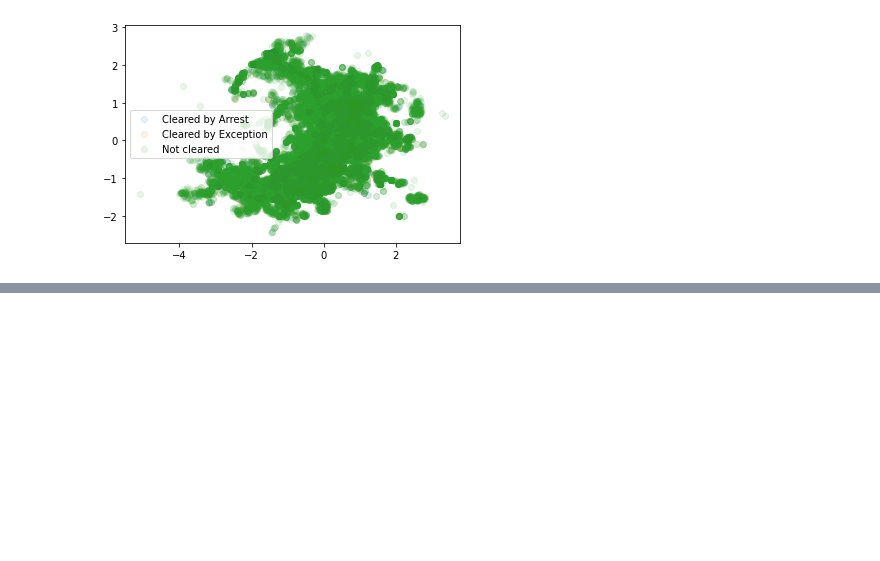
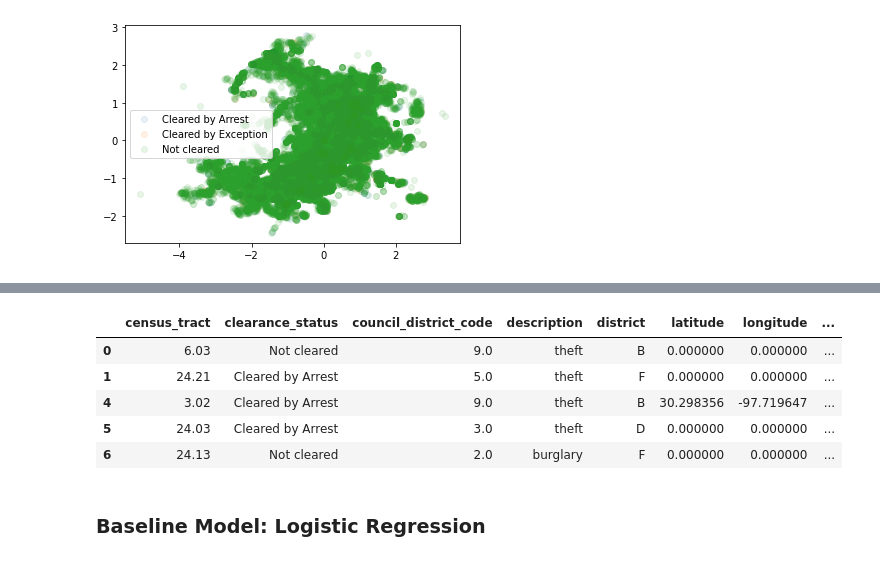
Before and after one commit to COGS118A/Group042-Sp22, a Jupyter notebook: Checkpoint_group042.ipynb, the cells around one changed output, grey strips where cells are left out. Drawn from its saved outputs; the diff is of its cells as text; code cells hidden in the pictures; blank space fills up the shorter version.

```diff
--- a/Checkpoint_group042.ipynb
+++ b/Checkpoint_group042.ipynb
@@ -460,0 +476,3 @@ plt.legend()
+# %%
+# transform date columns to datatime object
+df = df.assign(clearance_date = pd.to_datetime(df.clearance_date), timestamp = pd.to_datetime(df.timestamp))
@@ -460,0 +506,30 @@ plt.legend()
+# %%
+df = df.drop(['address',
+              'location',
+              'location_description',
+              'clearance_date',
+              'timestamp',
+              'x_coordinate',
+              'y_coordinate',
+              'unique_key',
+              'zipcode'], axis = 1)
+
+# replace null values with 0
+df['latitude'] = df['latitude'].fillna(0)
+df['longitude'] = df['longitude'].fillna(0)
+df['council_district_code'] = df['council_district_code'].fillna(0)
+df['census_tract'] = df['census_tract'].fillna(0)
+
+# convert description columns to shorter strings
+df['description'] = df['description'].str.lower().apply(description_convert)
+
+df.head() #show clearned data set
+# %% [output]
+|  | census_tract | clearance_status | council_district_code | description | district | latitude | longitude | ... |
+| 0 | 6.03 | Not cleared | 9.0 | theft | B | 0.000000 | 0.000000 | ... |
+| 1 | 24.21 | Cleared by Arrest | 5.0 | theft | F | 0.000000 | 0.000000 | ... |
+| 4 | 3.02 | Cleared by Arrest | 9.0 | theft | B | 30.298356 | -97.719647 | ... |
+| 5 | 24.03 | Cleared by Arrest | 3.0 | theft | D | 0.000000 | 0.000000 | ... |
+| 6 | 24.13 | Not cleared | 2.0 | burglary | F | 0.000000 | 0.000000 | ... |
+# %% [markdown]
+### Baseline Model: Logistic Regression
```
Also changed, not shown: parts of 12 cells of this notebook.
